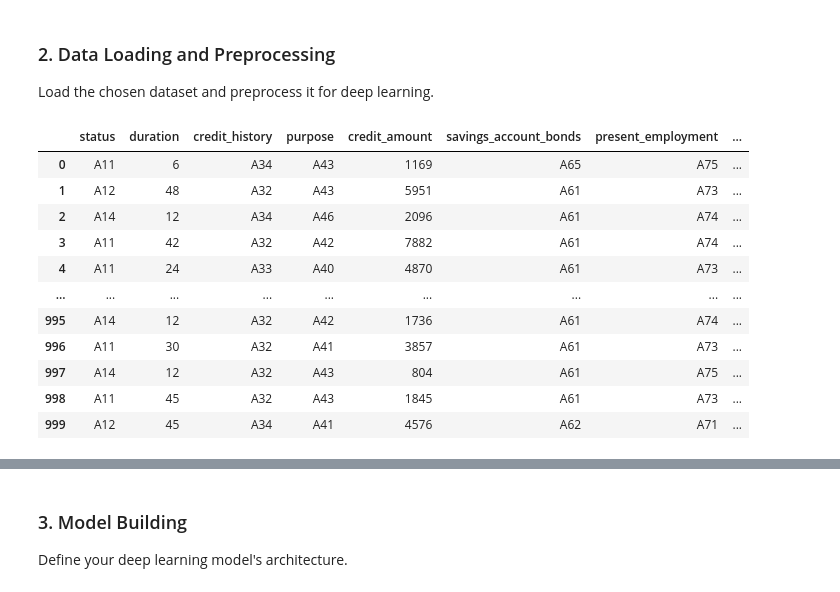
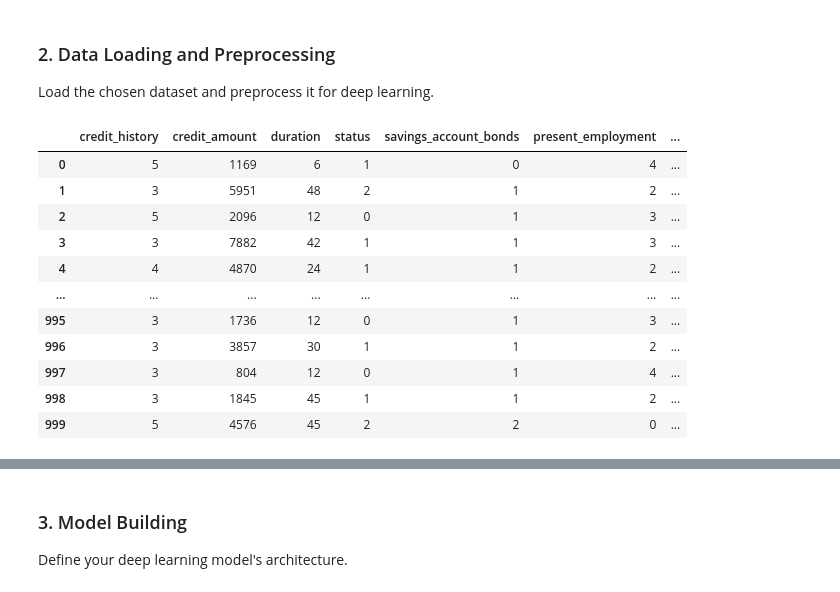
Before and after one commit to AburizalAN/learn-ml, a Jupyter notebook: 04_pytorch_project_aburizal.ipynb, the cells around one changed output, grey strips where cells are left out. Cells and saved outputs as stored; diff of their text form; code cells hidden in the pictures.

Commit message:
update pengerjaan submission

```diff
--- a/04_pytorch_project_aburizal.ipynb
+++ b/04_pytorch_project_aburizal.ipynb
@@ -108,45 +103,106 @@ Load the chosen dataset and preprocess it for deep learning.
 column_names = [
     "status",  # Status of existing checking account
     "duration", # Month
     "credit_history",
     "purpose",
     "credit_amount",
     "savings_account_bonds", # Saving Account/Bonds
     "present_employment", # Present Employment since
     "installment_rate", # Installment rate in percentage of disposable income
     "personal_status", # Personal Status & Sex
     "other_debtors_guarantors", # other debtors / guarantors
     "present_residence", # Present residence since
     "property",
     "age", # years
     "other_installment_plans", # Other installment plans
     "housing",
     "existing_credits", # Number of existing credits at this bank
     "job",
     "LPM", # Number of people being liable to provide maintenance for
     "telephone",
     "foreign_worker",
     "class"
 ]
 df = pd.read_csv(
-    "/content/drive/MyDrive/submission_skillacademy/statlog+german+credit+data/german.data",
-    delimiter=" ",
+    "./datasets/credit_data/german.data",
+    delim_whitespace=True,
     names=column_names,
     index_col=False
 )
 
+x_filtered = df[[
+  "credit_history",
+  "credit_amount",
+  "duration",
+  "status",
+  "savings_account_bonds",
+  "present_employment",
+  "installment_rate",
+  "personal_status",
+  "existing_credits",
+  "age"
+]]
+
+def replace_credit_history(data):
+  label = {
+    "A30": 1,
+    "A31": 2,
+    "A32": 3,
+    "A33": 4,
+    "A34": 5,
+  }
+  return label.get(data, data)
+
+def replace_status(data):
+  label = {
+    "A14": 0,
+    "A11": 1,
+    "A12": 2,
+    "A13": 3,
+  }
+  return label.get(data, data)
+
+def replace_savings_account_bonds(data):
+  label = {
+    "A65": 0,
+    "A61": 1,
+    "A62": 2,
+    "A63": 3,
+    "A64": 4,
+  }
+  return label.get(data, data)
+
+def replace_present_employement(data):
+  label = {
+    "A71": 0,
+    "A72": 1,
+    "A73": 2,
+    "A74": 3,
+    "A75": 4,
+  }
+  return label.get(data, data)
+
+x_filtered.loc[:, "credit_history"] = x_filtered["credit_history"].apply(replace_credit_history)
+x_filtered.loc[:, "status"] = x_filtered["status"].apply(replace_status)
+x_filtered.loc[:, "savings_account_bonds"] = x_filtered["savings_account_bonds"].apply(replace_savings_account_bonds)
+x_filtered.loc[:, "present_employment"] = x_filtered["present_employment"].apply(replace_present_employement)
+personal_status_encoded = pd.get_dummies(data=x_filtered["personal_status"], dtype="int")
+new_x_filtered = pd.concat([x_filtered, personal_status_encoded], axis=1)
+new_x_filtered.drop(columns=["personal_status"])
+
+processed_df = new_x_filtered
 # Load your data
-df
+processed_df
 # %% [output]
-|  | status | duration | credit_history | purpose | credit_amount | savings_account_bonds | present_employment | ... |
-| 0 | A11 | 6 | A34 | A43 | 1169 | A65 | A75 | ... |
-| 1 | A12 | 48 | A32 | A43 | 5951 | A61 | A73 | ... |
-| 2 | A14 | 12 | A34 | A46 | 2096 | A61 | A74 | ... |
-| 3 | A11 | 42 | A32 | A42 | 7882 | A61 | A74 | ... |
-| 4 | A11 | 24 | A33 | A40 | 4870 | A61 | A73 | ... |
-| ... | ... | ... | ... | ... | ... | ... | ... | ... |
-| 995 | A14 | 12 | A32 | A42 | 1736 | A61 | A74 | ... |
-| 996 | A11 | 30 | A32 | A41 | 3857 | A61 | A73 | ... |
-| 997 | A14 | 12 | A32 | A43 | 804 | A61 | A75 | ... |
-| 998 | A11 | 45 | A32 | A43 | 1845 | A61 | A73 | ... |
-| 999 | A12 | 45 | A34 | A41 | 4576 | A62 | A71 | ... |
+|  | credit_history | credit_amount | duration | status | savings_account_bonds | present_employment | ... |
+| 0 | 5 | 1169 | 6 | 1 | 0 | 4 | ... |
+| 1 | 3 | 5951 | 48 | 2 | 1 | 2 | ... |
+| 2 | 5 | 2096 | 12 | 0 | 1 | 3 | ... |
+| 3 | 3 | 7882 | 42 | 1 | 1 | 3 | ... |
+| 4 | 4 | 4870 | 24 | 1 | 1 | 2 | ... |
+| ... | ... | ... | ... | ... | ... | ... | ... |
+| 995 | 3 | 1736 | 12 | 0 | 1 | 3 | ... |
+| 996 | 3 | 3857 | 30 | 1 | 1 | 2 | ... |
+| 997 | 3 | 804 | 12 | 0 | 1 | 4 | ... |
+| 998 | 3 | 1845 | 45 | 1 | 1 | 2 | ... |
+| 999 | 5 | 4576 | 45 | 2 | 2 | 0 | ... |
```
Also changed, not shown: parts of 2 cells of this notebook, 6 other files.
